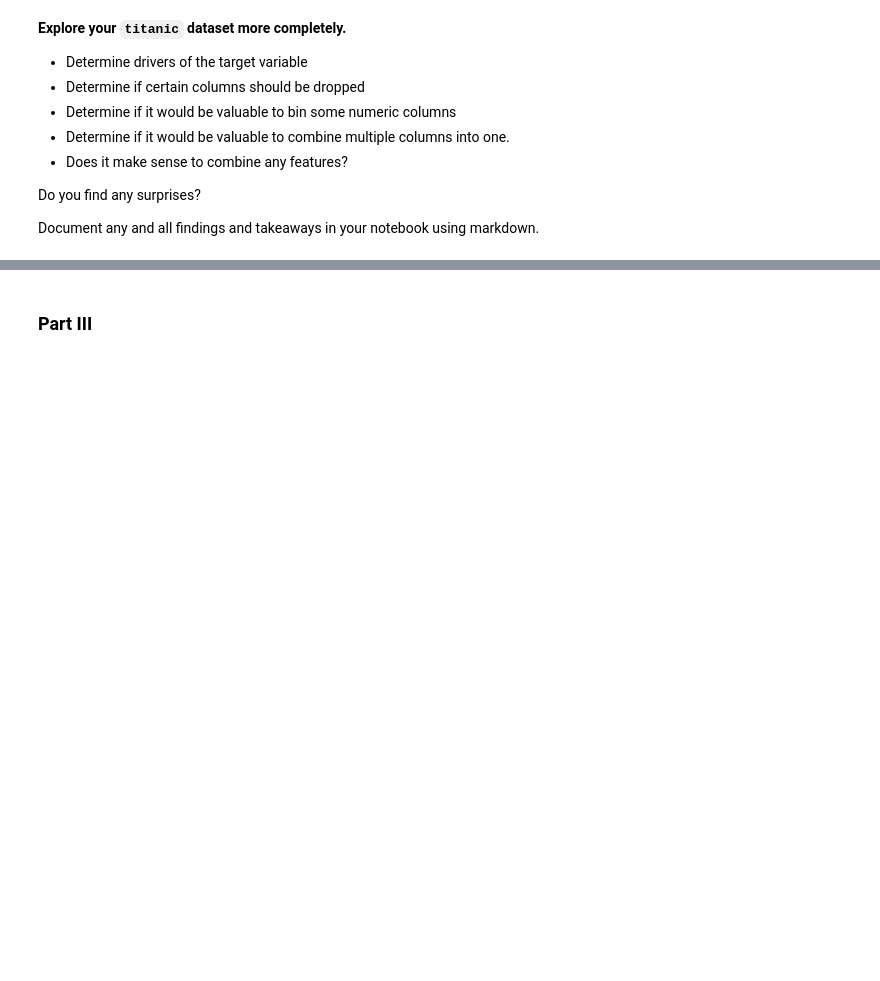
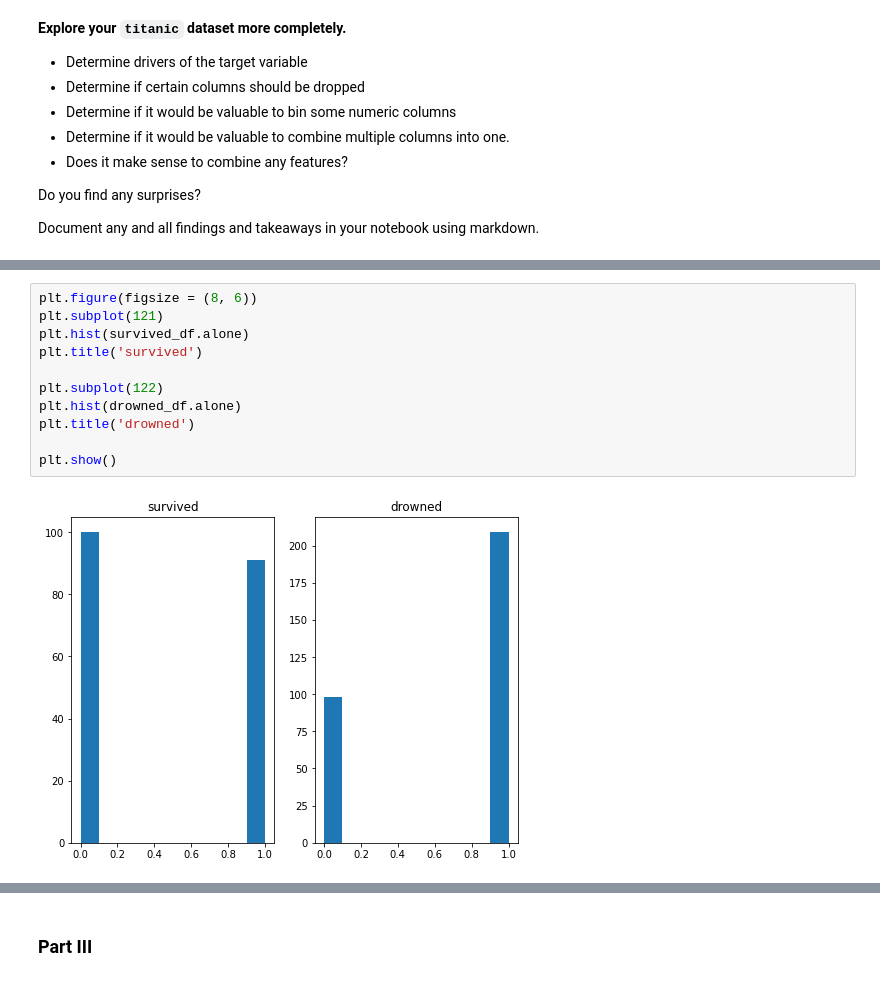
Before and after one commit to nadia-paz/classification-exercises, a Jupyter notebook: classification_exercises.ipynb, the cells around one changed output, grey strips where cells are left out. Drawn from its saved outputs; the diff is of its cells as text; blank space fills up the shorter version.

```diff
--- a/classification_exercises.ipynb
+++ b/classification_exercises.ipynb
@@ -974,0 +1040,13 @@ Document any and all findings and takeaways in your notebook using markdown.
+# %%
+plt.figure(figsize = (8, 6))
+plt.subplot(121)
+plt.hist(survived_df.alone)
+plt.title('survived')
+
+plt.subplot(122)
+plt.hist(drowned_df.alone)
+plt.title('drowned')
+
+plt.show()
+# %% [output]
+[figure, added]
```
Also changed, not shown: parts of 27 cells of this notebook.
